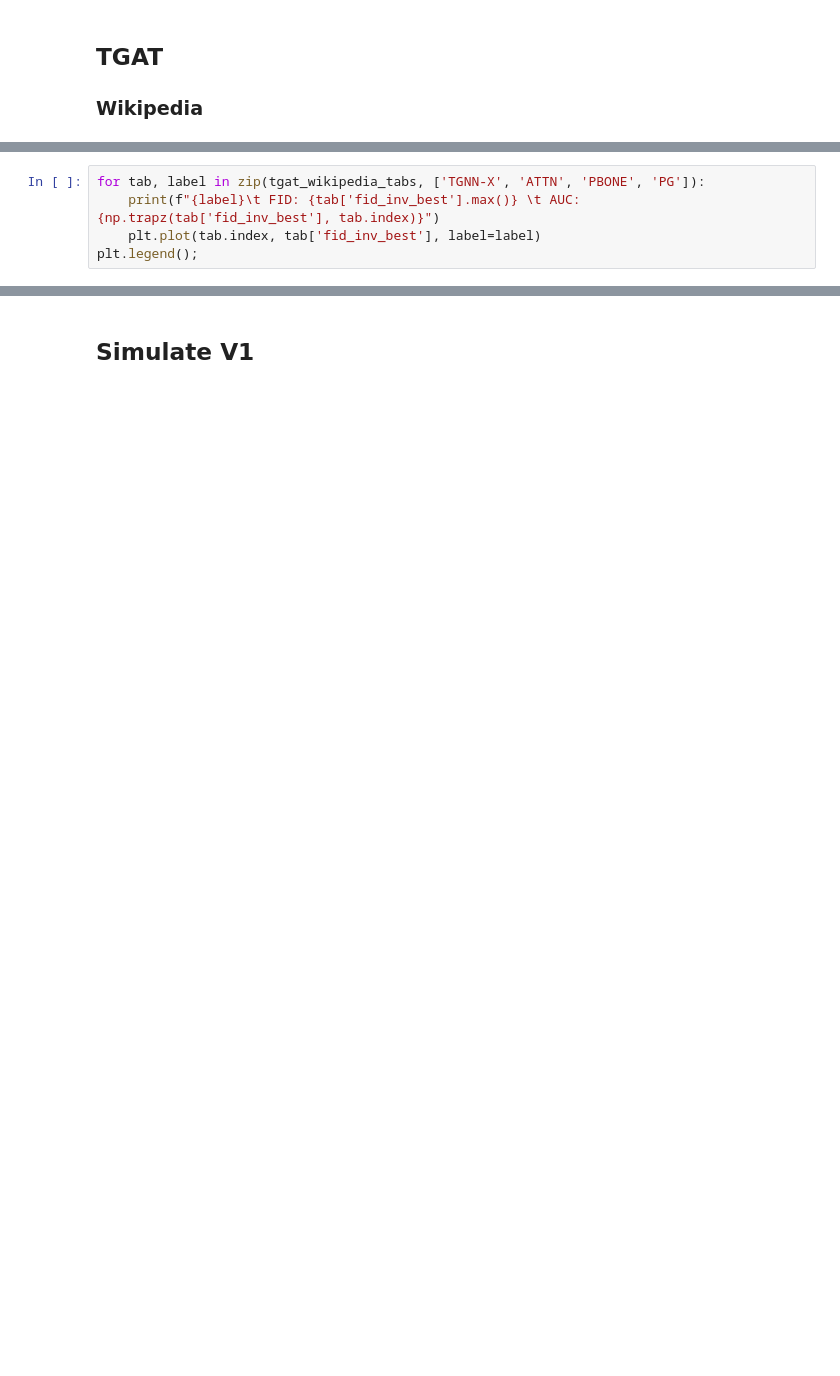
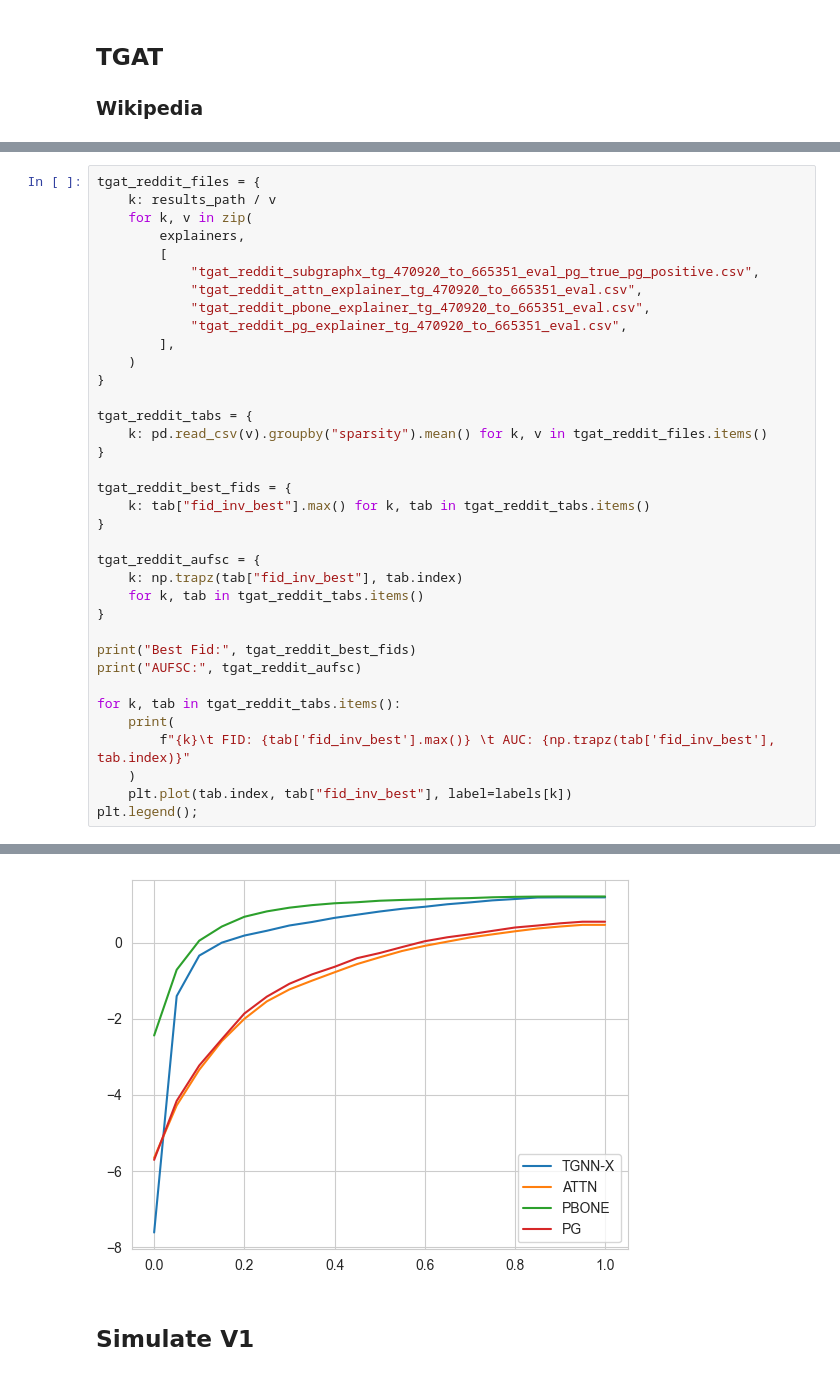
Before and after one commit to m-krastev/fact8-temporal-graph, a Jupyter notebook: notebooks/results_processing.ipynb, the cells around one changed output, grey strips where cells are left out. Drawn from its saved outputs; the diff is of its cells as text; blank space fills up the shorter version.

```diff
--- a/notebooks/results_processing.ipynb
+++ b/notebooks/results_processing.ipynb
@@ -50,5 +65,0 @@ AUFSC: [1.260553622080013, 0.5135449815198778, 0.8691429810960776, -0.6502852066
-# %%
-for tab, label in zip(tgat_wikipedia_tabs, ['TGNN-X', 'ATTN', 'PBONE', 'PG']):
-    print(f"{label}\t FID: {tab['fid_inv_best'].max()} \t AUC: {np.trapz(tab['fid_inv_best'], tab.index)}")
-    plt.plot(tab.index, tab['fid_inv_best'], label=label)
-plt.legend();
@@ -60,0 +68,37 @@ PG       FID: 0.586134309662506          AUC: -0.65028520664121
+# %%
+tgat_reddit_files = {
+    k: results_path / v
+    for k, v in zip(
+        explainers,
+        [
+            "tgat_reddit_subgraphx_tg_470920_to_665351_eval_pg_true_pg_positive.csv",
+            "tgat_reddit_attn_explainer_tg_470920_to_665351_eval.csv",
+            "tgat_reddit_pbone_explainer_tg_470920_to_665351_eval.csv",
+            "tgat_reddit_pg_explainer_tg_470920_to_665351_eval.csv",
+        ],
+    )
+}
+
+tgat_reddit_tabs = {
+    k: pd.read_csv(v).groupby("sparsity").mean() for k, v in tgat_reddit_files.items()
+}
+
+tgat_reddit_best_fids = {
+    k: tab["fid_inv_best"].max() for k, tab in tgat_reddit_tabs.items()
+}
+
+tgat_reddit_aufsc = {
+    k: np.trapz(tab["fid_inv_best"], tab.index)
+    for k, tab in tgat_reddit_tabs.items()
+}
+
+print("Best Fid:", tgat_reddit_best_fids)
+print("AUFSC:", tgat_reddit_aufsc)
+
+for k, tab in tgat_reddit_tabs.items():
+    print(
+        f"{k}\t FID: {tab['fid_inv_best'].max()} \t AUC: {np.trapz(tab['fid_inv_best'], tab.index)}"
+    )
+    plt.plot(tab.index, tab["fid_inv_best"], label=labels[k])
+plt.legend();
+# %% [output]
@@ -61,2 +111,3 @@ PG       FID: 0.586134309662506          AUC: -0.65028520664121
+[figure, added]
 # %% [markdown]
 ## Simulate V1
```
Also changed, not shown: parts of 24 cells of this notebook, 9 other files.
